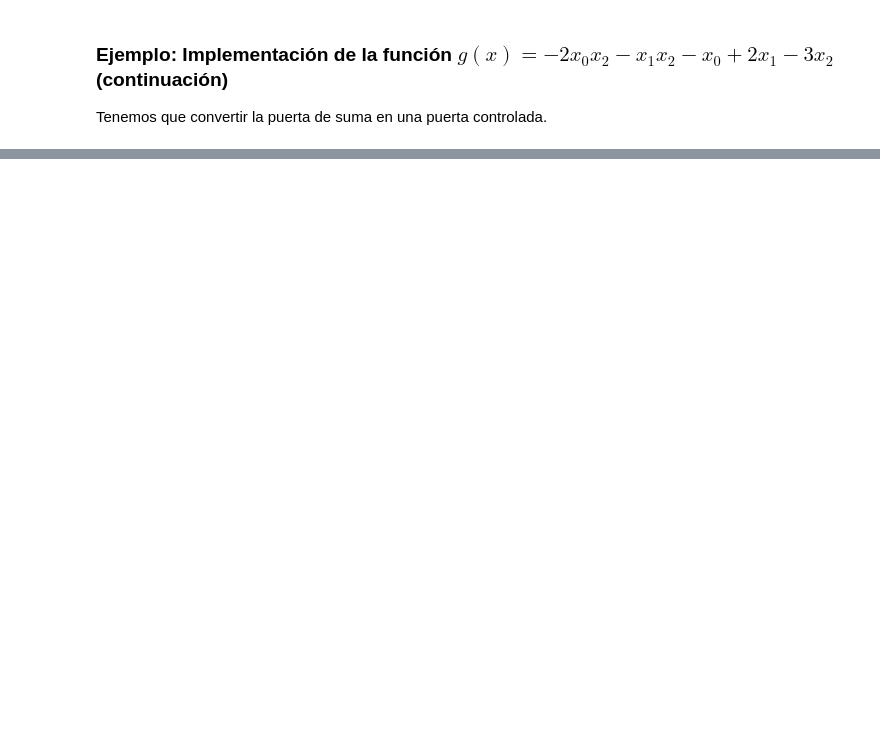
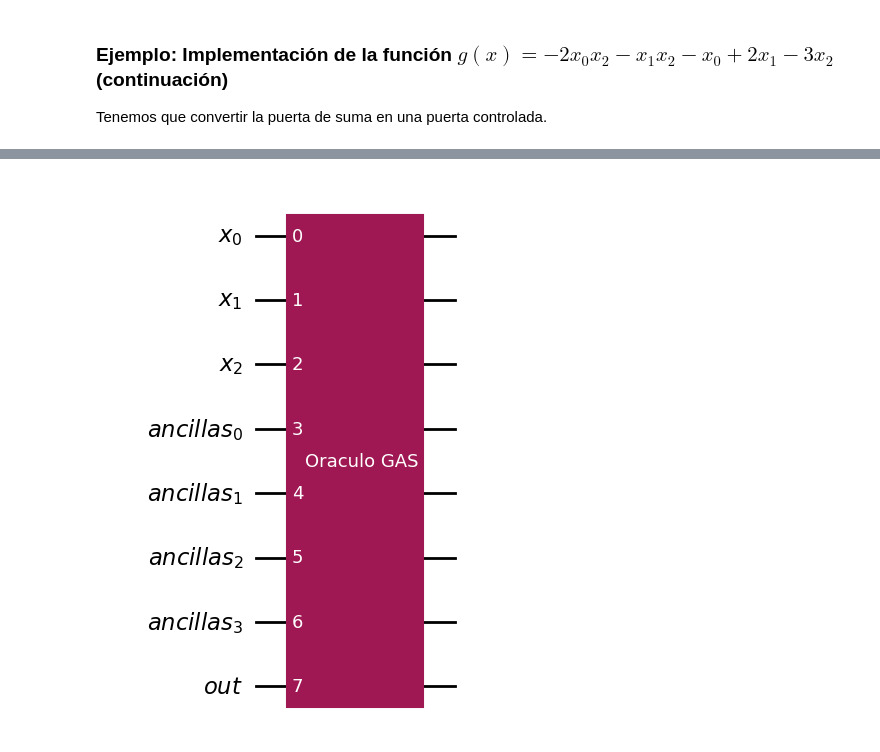
Before and after one commit to tarabelo/PIAC-2526, a Jupyter notebook: 06_Búsqueda_adaptativa_de_Grover_(GAS).ipynb, the cells around one changed output, grey strips where cells are left out. Saved outputs shown, nothing was run; the diff lists cells and outputs as text; code cells hidden in the pictures; blank space fills up the shorter version.

```diff
--- a/06_Búsqueda_adaptativa_de_Grover_(GAS).ipynb
+++ b/06_Búsqueda_adaptativa_de_Grover_(GAS).ipynb
@@ -370,0 +392,39 @@ $$QFT|101\rangle =\frac{1}{4} |0000\rangle+(-0.2309698831 - 0.0956708581 i) |000
+# %%
+def oraculo(n:int, nancillas:int, init_value:int) -> Gate:
+  """
+  Devuelve el oráculo completo, como un circuito con n+nancillas+1 cúbit
+  Esta ancilla adicional es la salida del oráculo
+  """
+
+  qc = QuantumCircuit(n+nancillas+1)
+
+  qc.compose(restag(n,nancillas,init_value), inplace=True)
+
+  # La última de las ancillas es 1 en el caso de g(y)-g(x_0) < 0
+  qc.cx(n+nancillas-1, n+nancillas)
+
+  # Uncomputation
+  qc.compose(restag(n, nancillas, init_value, inverse=True), inplace=True)
+
+
+  return(qc.to_gate(label='Oraculo GAS'))
+# %%
+n = 3
+nancillas = 4
+# Tomo x_0 = 1
+x = [1,0,0]
+init_value = -2*x[0]*x[2]-x[1]*x[2]-x[0]+2*x[1]-3*x[2]
+
+gate_oraculo = oraculo(n, nancillas, init_value)
+
+x = QuantumRegister(n, name='x')
+ancillas = QuantumRegister(nancillas, name='ancillas')
+output =  QuantumRegister(1, name='out')
+
+qc_oraculo = QuantumCircuit(x, ancillas, output)
+
+qc_oraculo.compose(gate_oraculo, inplace=True)
+
+qc_oraculo.draw('mpl')
+# %% [output]
+[figure, added]
```
Also changed, not shown: parts of 18 cells of this notebook.
